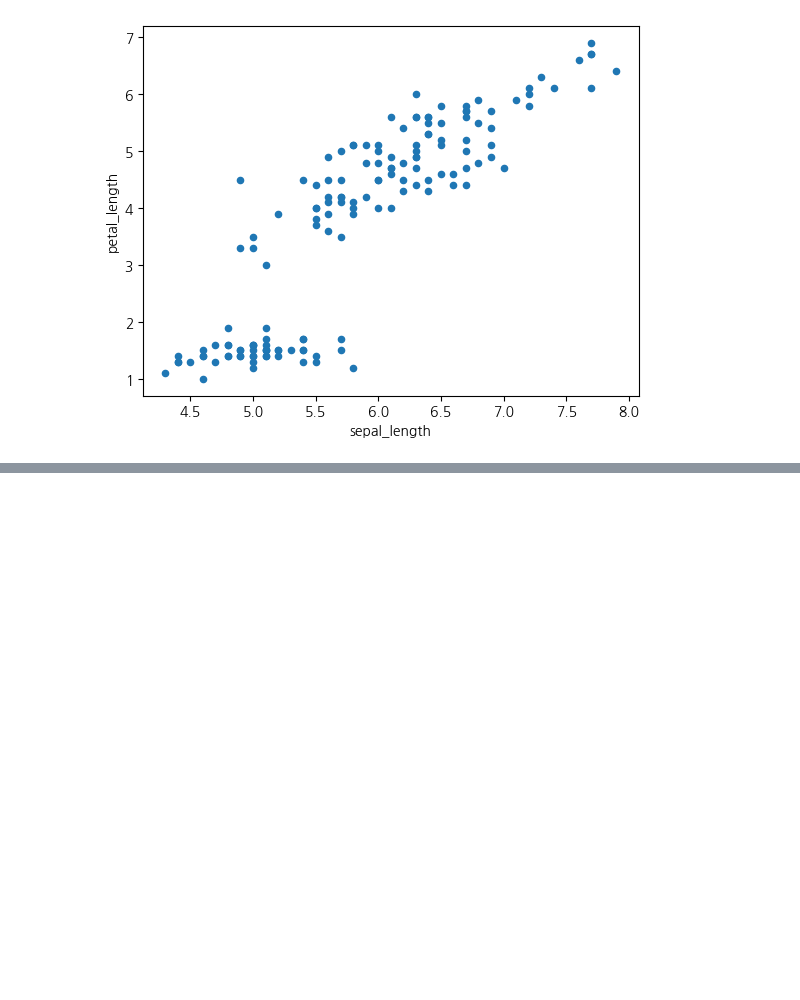
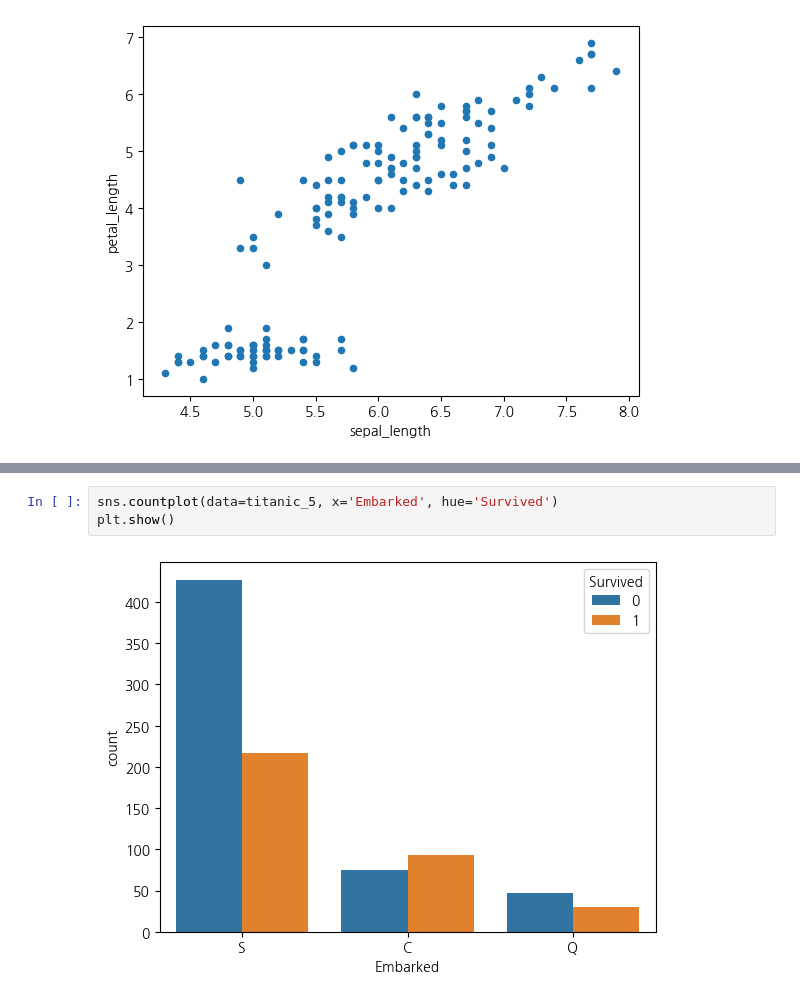
Before and after one commit to Donguk-Kim-kr/BigData-Practice, a Jupyter notebook: 17_seaborn.ipynb, the cells around one changed output, grey strips where cells are left out. Cells and saved outputs as stored; diff of their text form; blank space fills up the shorter version.

```diff
--- a/17_iris.ipynb
+++ b/17_seaborn.ipynb
@@ -273,0 +448,5 @@ plt.show()
+# %%
+sns.countplot(data=titanic_5, x='Embarked', hue='Survived')
+plt.show()
+# %% [output]
+[figure, added]
```
Also changed, not shown: parts of 20 cells of this notebook, 1 other file.
